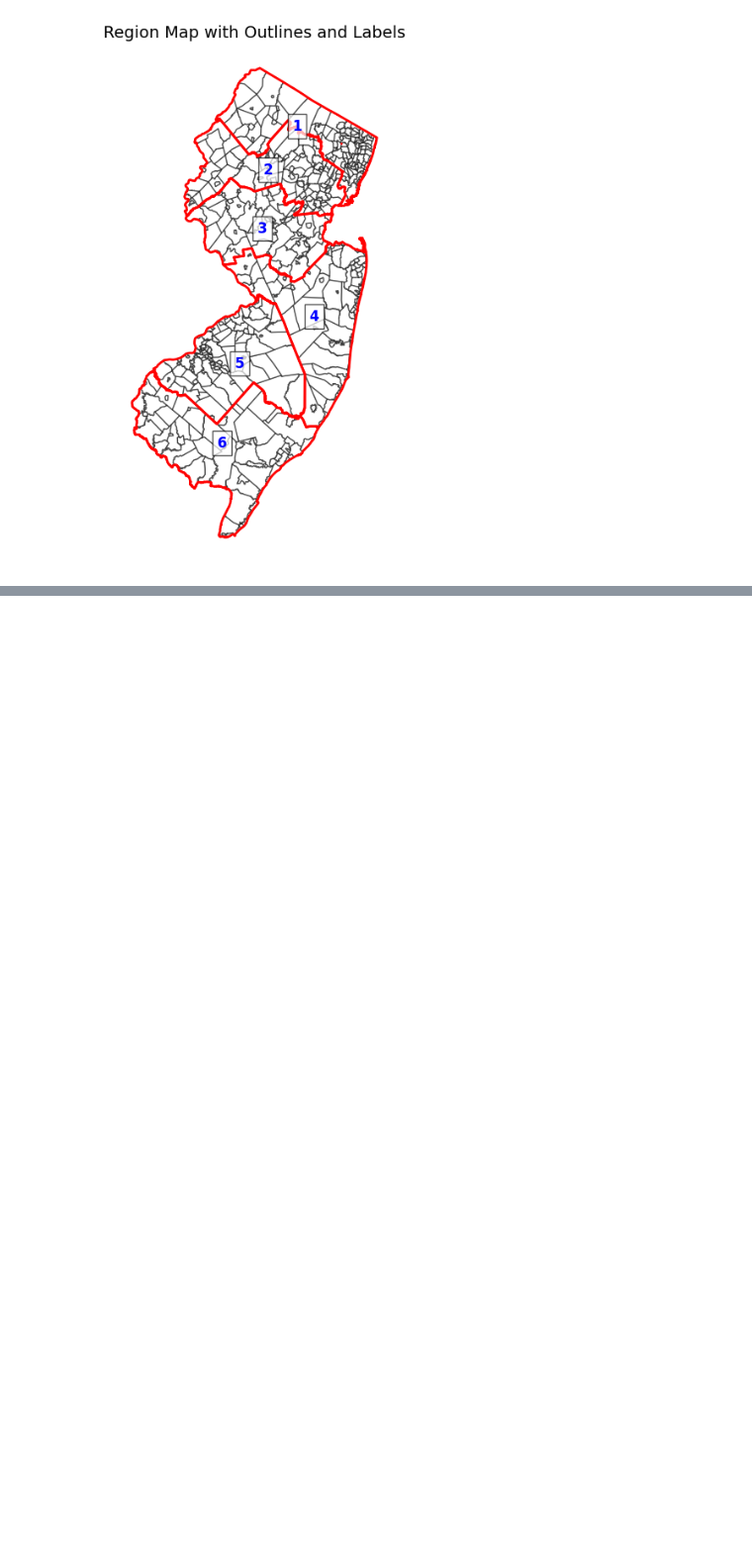
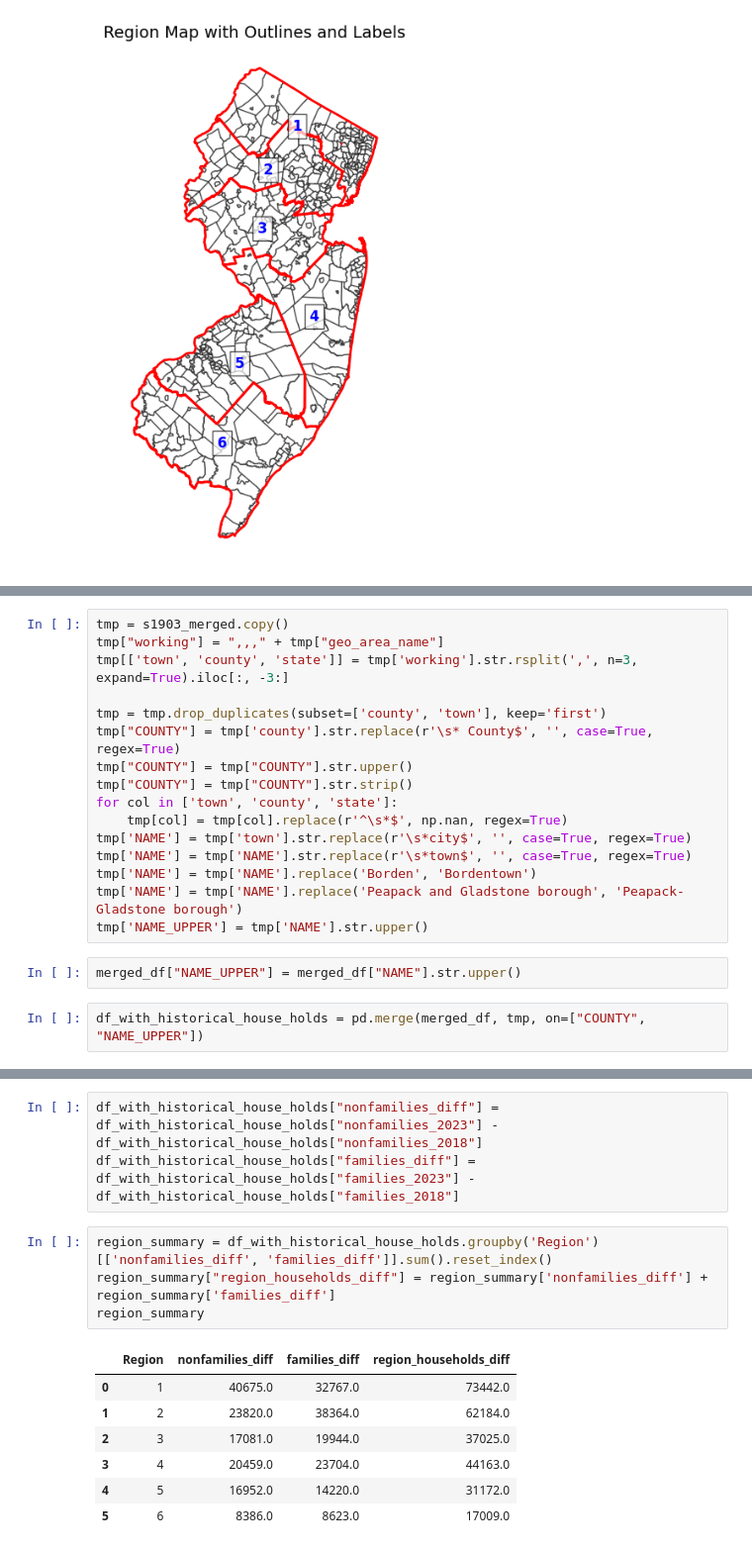
Before and after one commit to sophia268238/TSA_Real_Estate_2025, a Jupyter notebook: notebooks/nj_affordable_housing.ipynb, the cells around one changed output, grey strips where cells are left out. Shown at 99% size. Cells and saved outputs as stored; diff of their text form; blank space fills up the shorter version.

```diff
--- a/notebooks/nj_affordable_housing.ipynb
+++ b/notebooks/nj_affordable_housing.ipynb
@@ -983,0 +1053,20 @@ plt.show()
+# %%
+tmp = s1903_merged.copy()
+tmp["working"] = ",,," + tmp["geo_area_name"]
+tmp[['town', 'county', 'state']] = tmp['working'].str.rsplit(',', n=3, expand=True).iloc[:, -3:]
+
+tmp = tmp.drop_duplicates(subset=['county', 'town'], keep='first')
+tmp["COUNTY"] = tmp['county'].str.replace(r'\s* County$', '', case=True, regex=True)
+tmp["COUNTY"] = tmp["COUNTY"].str.upper()
+tmp["COUNTY"] = tmp["COUNTY"].str.strip()
+for col in ['town', 'county', 'state']:
+    tmp[col] = tmp[col].replace(r'^\s*$', np.nan, regex=True)
+tmp['NAME'] = tmp['town'].str.replace(r'\s*city$', '', case=True, regex=True)
+tmp['NAME'] = tmp['NAME'].str.replace(r'\s*town$', '', case=True, regex=True)
+tmp['NAME'] = tmp['NAME'].replace('Borden', 'Bordentown')
+tmp['NAME'] = tmp['NAME'].replace('Peapack and Gladstone borough', 'Peapack-Gladstone borough')
+tmp['NAME_UPPER'] = tmp['NAME'].str.upper()
+# %%
+merged_df["NAME_UPPER"] = merged_df["NAME"].str.upper()
+# %%
+df_with_historical_house_holds = pd.merge(merged_df, tmp, on=["COUNTY", "NAME_UPPER"])
@@ -983,0 +1096,15 @@ plt.show()
+# %%
+df_with_historical_house_holds["nonfamilies_diff"] = df_with_historical_house_holds["nonfamilies_2023"] - df_with_historical_house_holds["nonfamilies_2018"]
+df_with_historical_house_holds["families_diff"] = df_with_historical_house_holds["families_2023"] - df_with_historical_house_holds["families_2018"]
+# %%
+region_summary = df_with_historical_house_holds.groupby('Region')[['nonfamilies_diff', 'families_diff']].sum().reset_index()
+region_summary["region_households_diff"] = region_summary['nonfamilies_diff'] + region_summary['families_diff']
+region_summary
+# %% [output]
+|  | Region | nonfamilies_diff | families_diff | region_households_diff |
+| 0 | 1 | 40675.0 | 32767.0 | 73442.0 |
+| 1 | 2 | 23820.0 | 38364.0 | 62184.0 |
+| 2 | 3 | 17081.0 | 19944.0 | 37025.0 |
+| 3 | 4 | 20459.0 | 23704.0 | 44163.0 |
+| 4 | 5 | 16952.0 | 14220.0 | 31172.0 |
+| 5 | 6 | 8386.0 | 8623.0 | 17009.0 |
```
Also changed, not shown: parts of 45 cells of this notebook.
